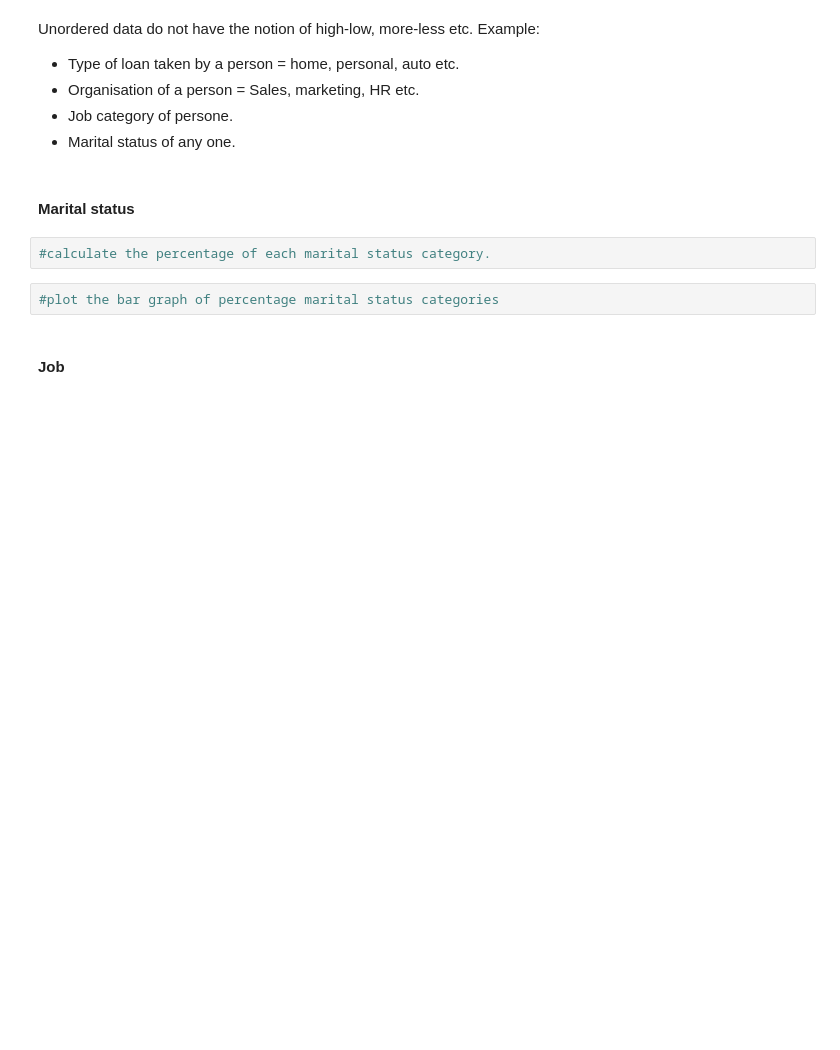
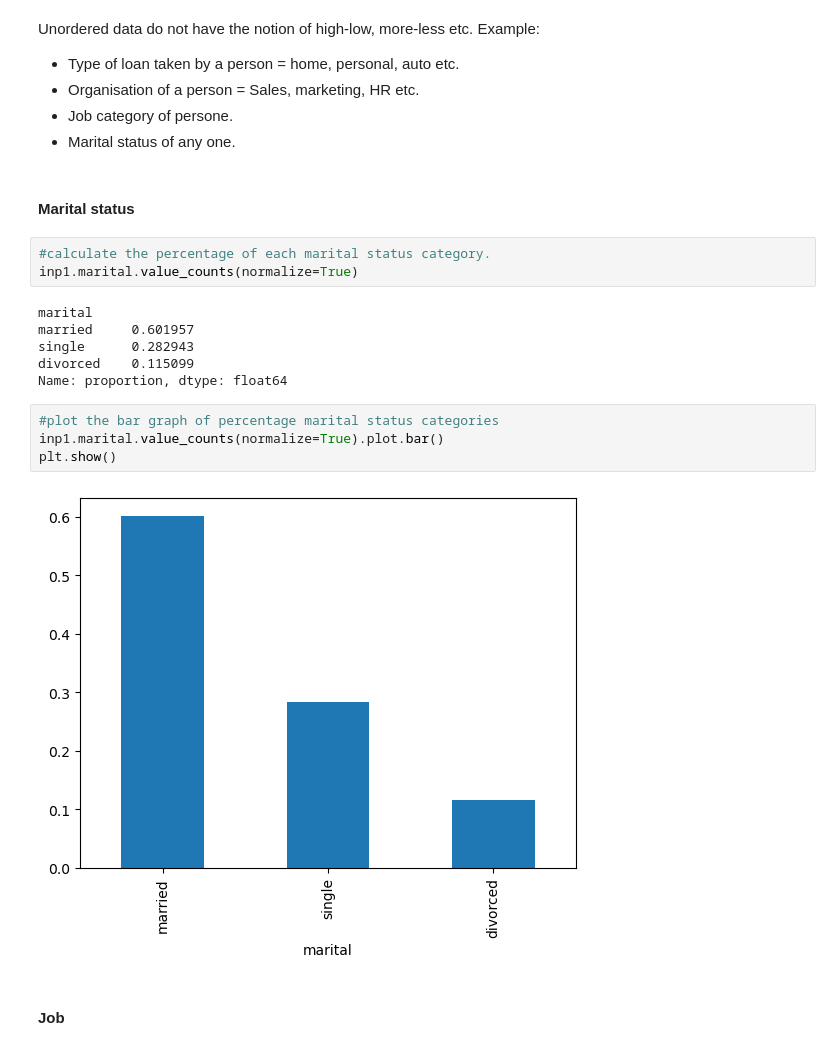
Before and after one commit to Nishanthfiona/DataScience, a Jupyter notebook: Upgrad/Course_1_Datatoolkit/Bank Marketing Case Study EDA/Bank Marketing Campaign EDA NoteBook.ipynb, the cells around one changed output. Drawn from its saved outputs; the diff is of its cells as text; blank space fills up the shorter version.

```diff
--- a/Upgrad/Course_1_Datatoolkit/Bank Marketing Case Study EDA/Bank Marketing Campaign EDA NoteBook.ipynb
+++ b/Upgrad/Course_1_Datatoolkit/Bank Marketing Case Study EDA/Bank Marketing Campaign EDA NoteBook.ipynb
@@ -559,8 +616,19 @@ Unordered data do not have the notion of high-low, more-less etc. Example:
 #### Marital status
 # %%
 #calculate the percentage of each marital status category.
+inp1.marital.value_counts(normalize=True)
+# %% [output]
+marital
+married     0.601957
+single      0.282943
+divorced    0.115099
+Name: proportion, dtype: float64
 # %%
 #plot the bar graph of percentage marital status categories
+inp1.marital.value_counts(normalize=True).plot.bar()
+plt.show()
+# %% [output]
+[figure, added]
 # %% [markdown]
 #### Job
 # %%
```
Also changed, not shown: parts of 13 cells of this notebook, 2 other files.
